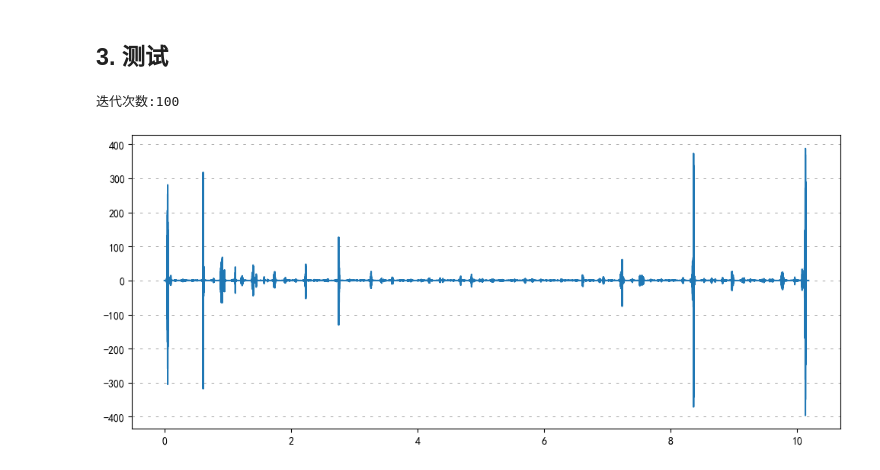
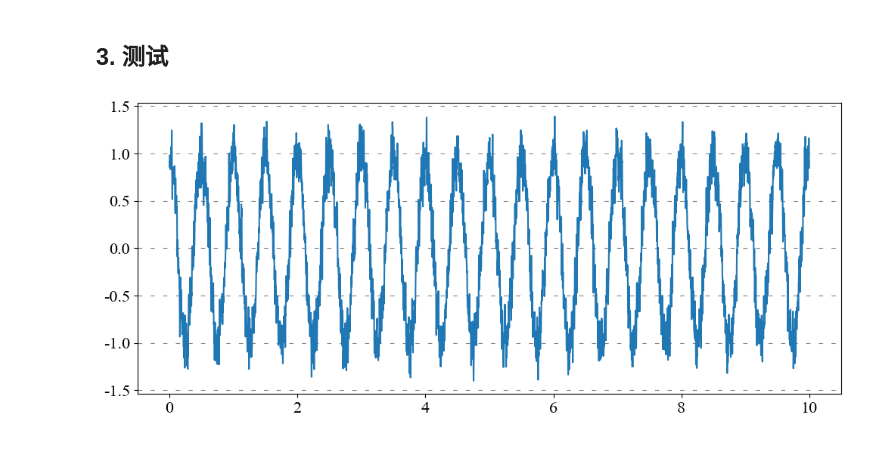
Before and after one commit to xcw1129/NDFilter_Analysis, a Jupyter notebook: NDF算法研究测试报告.ipynb, the cells around one changed output. Saved outputs shown, nothing was run; the diff lists cells and outputs as text; code cells hidden in the pictures.

```diff
--- a/NDF算法研究测试报告.ipynb
+++ b/NDF算法研究测试报告.ipynb
@@ -195,8 +410,6 @@ class NDF_Analysis():
 # %% [markdown]
 ## 3. 测试
-# %%
-NDF=NDF_Analysis()
-filted_data=NDF.SA_NDF(Sig_DE.data,12000,0.1,100,1,100,0.1,plot=True)
-# %% [output]
-迭代次数:100
-[figure, removed]
+# %%
+res=NDfilter_Analysis(Sig_f2,plot=True).LDF(dt=0.1,iters=150)
+# %% [output]
+[figure, added]
```
Also changed, not shown: parts of 13 cells of this notebook.
